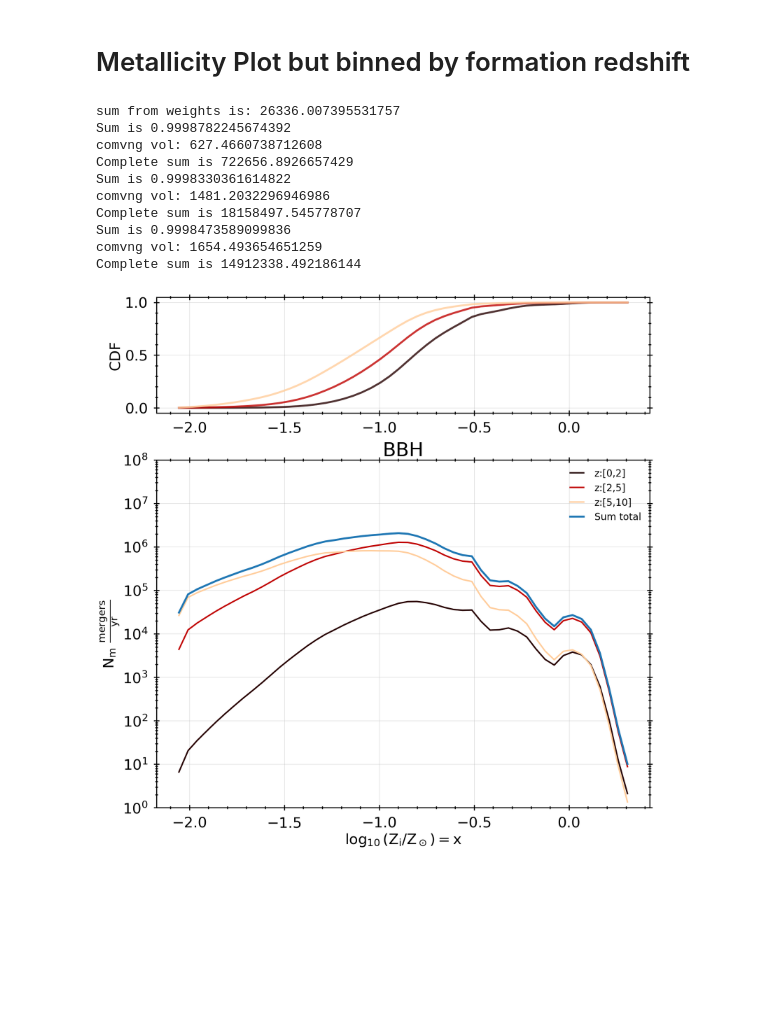
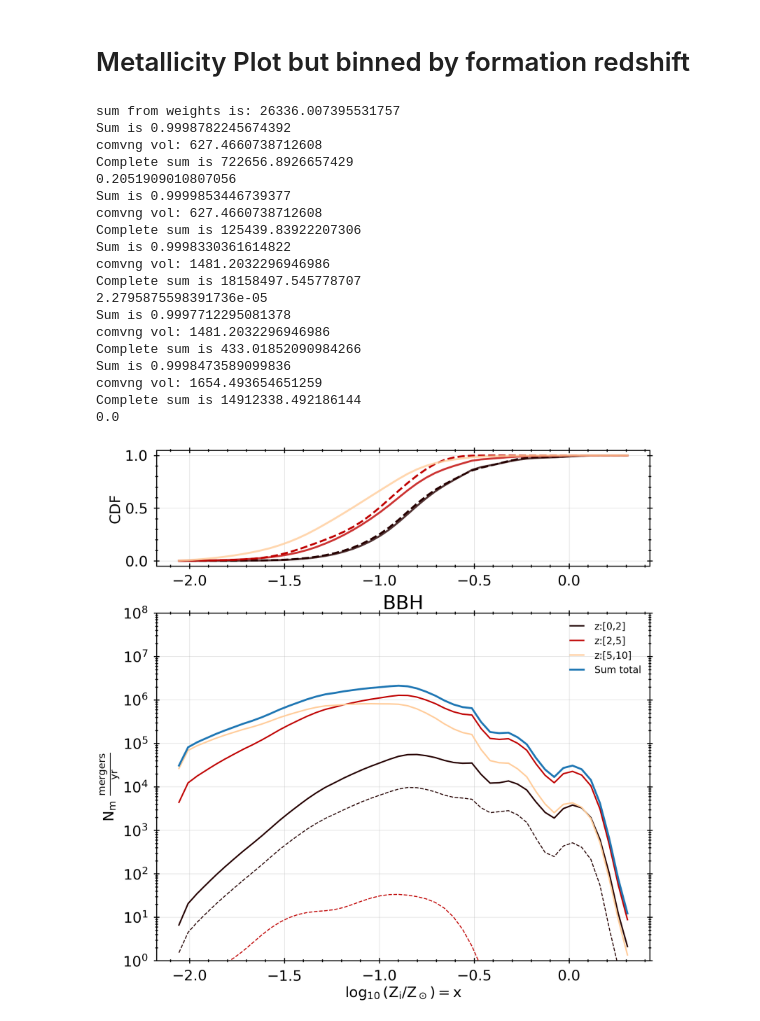
Before and after one commit to stlgolfer/metallicity_mergers, a Jupyter notebook: convolve_test.ipynb, the cells around one changed output. Saved outputs shown, nothing was run; the diff lists cells and outputs as text; code cells hidden in the pictures; blank space fills up the shorter version.

```diff
--- a/convolve_test.ipynb
+++ b/convolve_test.ipynb
@@ -905,37 +905,47 @@ alt_color_bins = plt.cm.Greens(np.linspace(0.3, 0.9, len(redshift_edges)-1))
 
 # zm_bins, _ = do_metallicity_plot_to_redshift(0, 10, 'green')
 zm_bins, intrinsic_start = do_metallicity_plot_to_redshift(redshift_edges[0], redshift_edges[1], color_bins[0], draw_CDF=True)
-sum_total = np.zeros_like(zm_bins)
+sum_total = intrinsic_start
+do_metallicity_plot_to_redshift(redshift_edges[0], redshift_edges[1], color_bins[0], with_SNR=True, with_label=False, draw_CDF=True)
 
 for i in range(1, len(redshift_edges)-1):
     _, intrinsic_line = do_metallicity_plot_to_redshift(redshift_edges[i], redshift_edges[i+1], color_bins[i], draw_CDF=True)
     sum_total = sum_total + intrinsic_line
-    # do_metallicity_plot_to_redshift(redshift_edges[i], redshift_edges[i+1], color_bins[i], with_SNR=True, with_label=False, draw_CDF=True)
+    do_metallicity_plot_to_redshift(redshift_edges[i], redshift_edges[i+1], color_bins[i], with_SNR=True, with_label=False, draw_CDF=True)
 form_ax['Bottom'].plot(zm_bins, sum_total, label='Sum total')
 # assert np.allclose(sum_total, total_plot), "intrinsic sum fail"
 # do_metallicity_plot_to_redshift(0, 5, 'red')
 # do_metallicity_plot_to_redshift(0, 5, 'green', with_SNR=True)
 
 form_ax['Bottom'].set_xlabel(r'$\log_{10}(Z_i/Z_\odot)=x$' if PLOT_Z_LOG else r'$Z_i/Z_\odot=x$')
 
 # form_ax.set_ylabel(r'$dN(x)*\int_{z_1}^{z_2} dz \frac{dR_m}{dz}$')
 form_ax['Bottom'].set_ylabel(r'$N_m~\frac{\text{mergers}}{yr}$')
 form_ax['Bottom'].set_yscale('log')
 form_ax['Bottom'].set_title(f'{TYPES}')
 form_ax['Bottom'].set_ylim(1, 1e8)
 form_ax['Bottom'].legend()
 form_ax['Top'].set_ylabel('CDF')
 # form_ax['SNR'].set_ylabel('With SNR CDF')
 form_fig.show()
 # %% [output]
 sum from weights is: 26336.007395531757
 Sum is 0.9998782245674392
 comvng vol: 627.4660738712608
 Complete sum is 722656.8926657429
+0.2051909010807056
+Sum is 0.9999853446739377
+comvng vol: 627.4660738712608
+Complete sum is 125439.83922207306
 Sum is 0.9998330361614822
 comvng vol: 1481.2032296946986
 Complete sum is 18158497.545778707
+2.2795875598391736e-05
+Sum is 0.9997712295081378
+comvng vol: 1481.2032296946986
+Complete sum is 433.01852090984266
 Sum is 0.9998473589099836
 comvng vol: 1654.493654651259
 Complete sum is 14912338.492186144
+0.0
-[figure, old version]
+[figure, new version]
```
